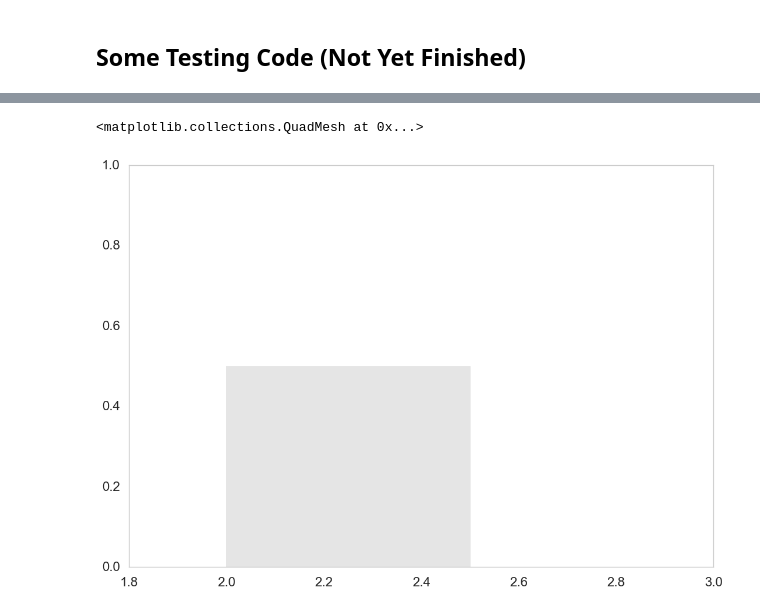
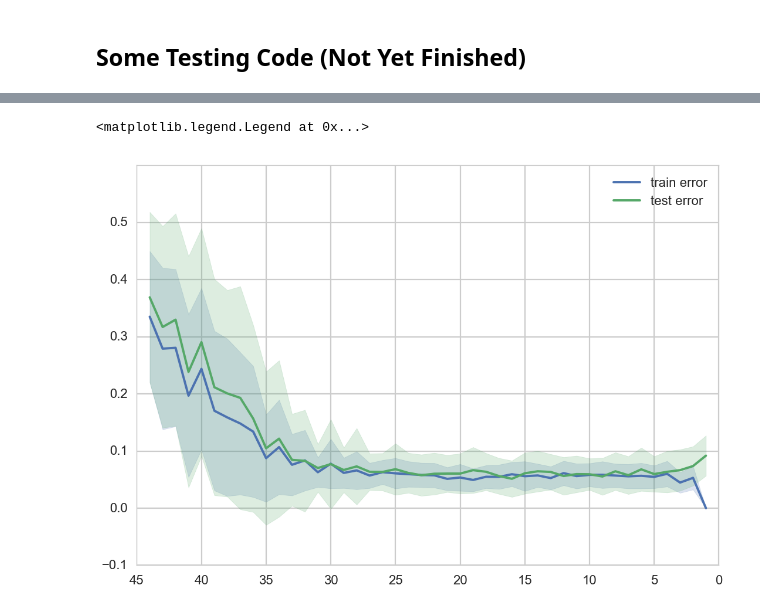
Before and after one commit to jizihao1108/python-codes, a Jupyter notebook: Classification Models.ipynb, the cells around one changed output, grey strips where cells are left out. Saved outputs shown, nothing was run; the diff lists cells and outputs as text; code cells hidden in the pictures.

```diff
--- a/Classification Models.ipynb
+++ b/Classification Models.ipynb
@@ -336,6 +336,0 @@ array([[ 2.        ,  2.01010101,  2.02020202, ...,  2.97979798,
-# %%
-from matplotlib.colors import ListedColormap
-plt.pcolormesh(xx, yy, ZZ, alpha=0.1)
-# %% [output]
-<matplotlib.collections.QuadMesh at 0x...>
-[figure, removed]
@@ -370,0 +337,26 @@ def points_plot(Xtr, Xte, ytr, yte, clf, mesh=True, colorscale=cmap_light, cdisc
+# %%
+fits = {}
+for k in np.arange(1,45,1):
+    fits[k]=[]
+    for i in range(100):
+        fits[k].append(knn_classify(subdfstd, ys, k, False))
+# %%
+meantr_err = np.array([1. - np.mean([tr[1] for tr in fits[k]]) for k in fits])
+meante_err = np.array([1. - np.mean([te[2] for te in fits[k]]) for k in fits])
+
+stdtr_err = np.array([np.std([tr[1] for tr in fits[k]]) for k in fits])
+stdte_err = np.array([np.std([tr[2] for tr in fits[k]]) for k in fits])
+nbrs = np.arange(1,45,1)
+# %%
+c0, c1 = sns.color_palette()[0], sns.color_palette()[1]
+plot = plt.gca()
+plot.plot(nbrs, meantr_err, color = c0, label = 'train error')
+plot.fill_between(nbrs,meantr_err-stdtr_err, meantr_err+stdtr_err, alpha = 0.2, color = c0)
+plot.plot(nbrs, meante_err, color = c1, label = 'test error')
+plot.fill_between(nbrs, meante_err+stdte_err, meante_err-stdte_err, alpha = 0.2, color = c1)
+plot.invert_xaxis()
+plt.ylim((-.1, .6))
+plot.legend()
+# %% [output]
+<matplotlib.legend.Legend at 0x...>
+[figure, added]
```
Also changed, not shown: parts of 23 cells of this notebook, 1 other file.
